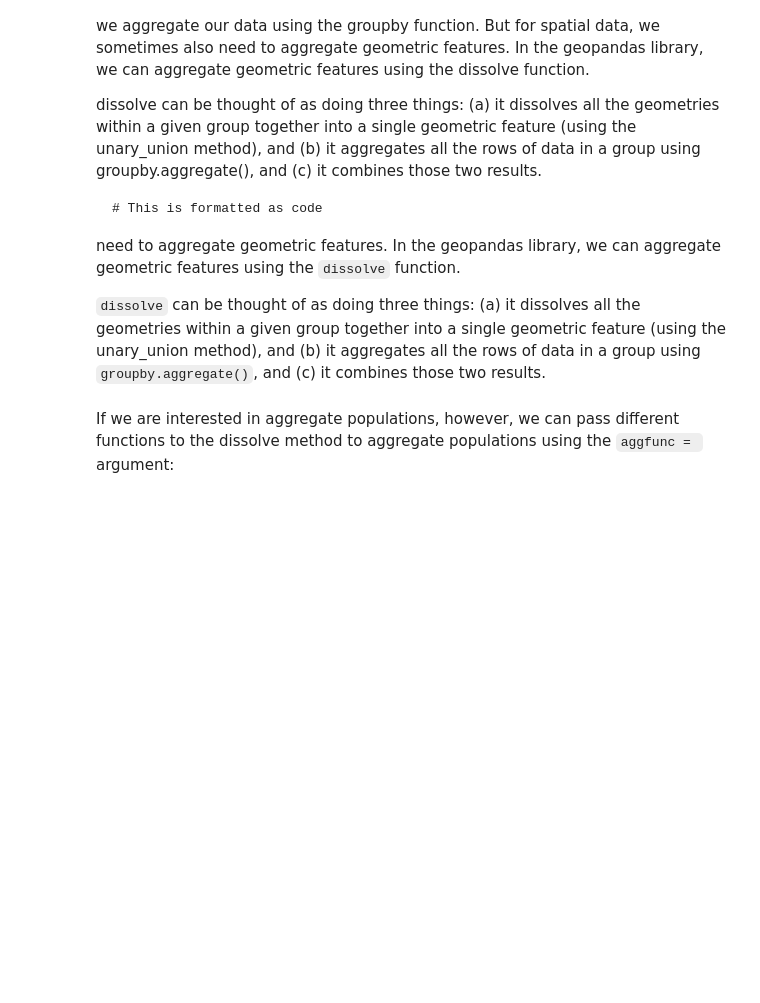
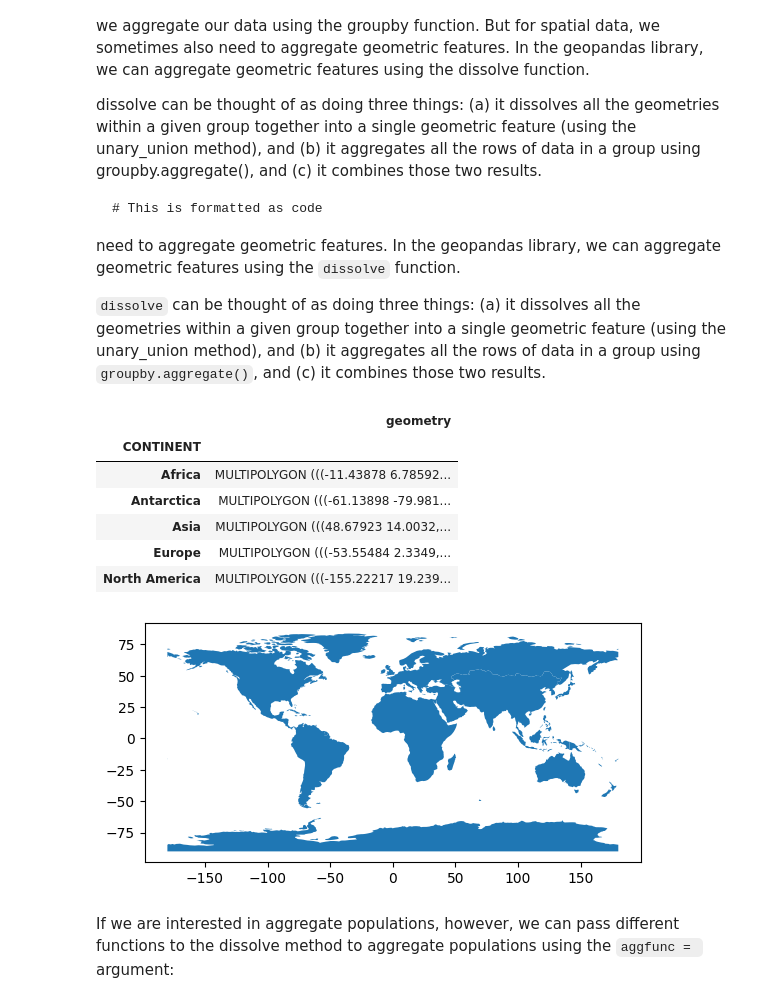
Before and after one commit to Asafaeinia/EnvDatSci, a Jupyter notebook: CodeSprints/VectorData101.ipynb, the cells around one changed output. Cells and saved outputs as stored; diff of their text form; code cells hidden in the pictures; blank space fills up the shorter version.

```diff
--- a/CodeSprints/VectorData101.ipynb
+++ b/CodeSprints/VectorData101.ipynb
@@ -480,0 +500,11 @@ AttributeError: The geopandas.dataset has been deprecated and was removed in Geo
+# %%
+# read in country shapefile from the geopandas datasets collection
+world = et.data.get_data(url='https://naturalearth.s3.amazonaws.com/110m_cultural/ne_110m_admin_0_countries.zip')
+world_path = os.path.join("data", "earthpy-downloads",
+                                     "ne_110m_admin_0_countries",
+                                     "ne_110m_admin_0_countries.shp")
+
+#read in a new geopandas data frame called "cities"
+world = gpd.read_file(world_path)
+print(world)
+world.head()
@@ -562,13 +660,22 @@ dissolve can be thought of as doing three things: (a) it dissolves all the geome
 
 `dissolve` can be thought of as doing three things: (a) it dissolves all the geometries within a given group together into a single geometric feature (using the unary_union method), and (b) it aggregates all the rows of data in a group using `groupby.aggregate()`, and (c) it combines those two results.
 # %%
-world = world[['continent', 'geometry']]
+world = world[['CONTINENT', 'geometry']]
 
-continents = world.dissolve(by='continent')
+continents = world.dissolve(by='CONTINENT')
 
 continents.plot();
 
 continents.head()
+# %% [output]
+|  | geometry |
+| CONTINENT |  |
+| Africa | MULTIPOLYGON (((-11.43878 6.78592... |
+| Antarctica | MULTIPOLYGON (((-61.13898 -79.981... |
+| Asia | MULTIPOLYGON (((48.67923 14.0032,... |
+| Europe | MULTIPOLYGON (((-53.55484 2.3349,... |
+| North America | MULTIPOLYGON (((-155.22217 19.239... |
+[figure, added]
 # %% [markdown]
 If we are interested in aggregate populations, however, we can pass different functions to the dissolve method to aggregate populations using the `aggfunc = ` argument:
 # %%
```
Also changed, not shown: parts of 41 cells of this notebook.
